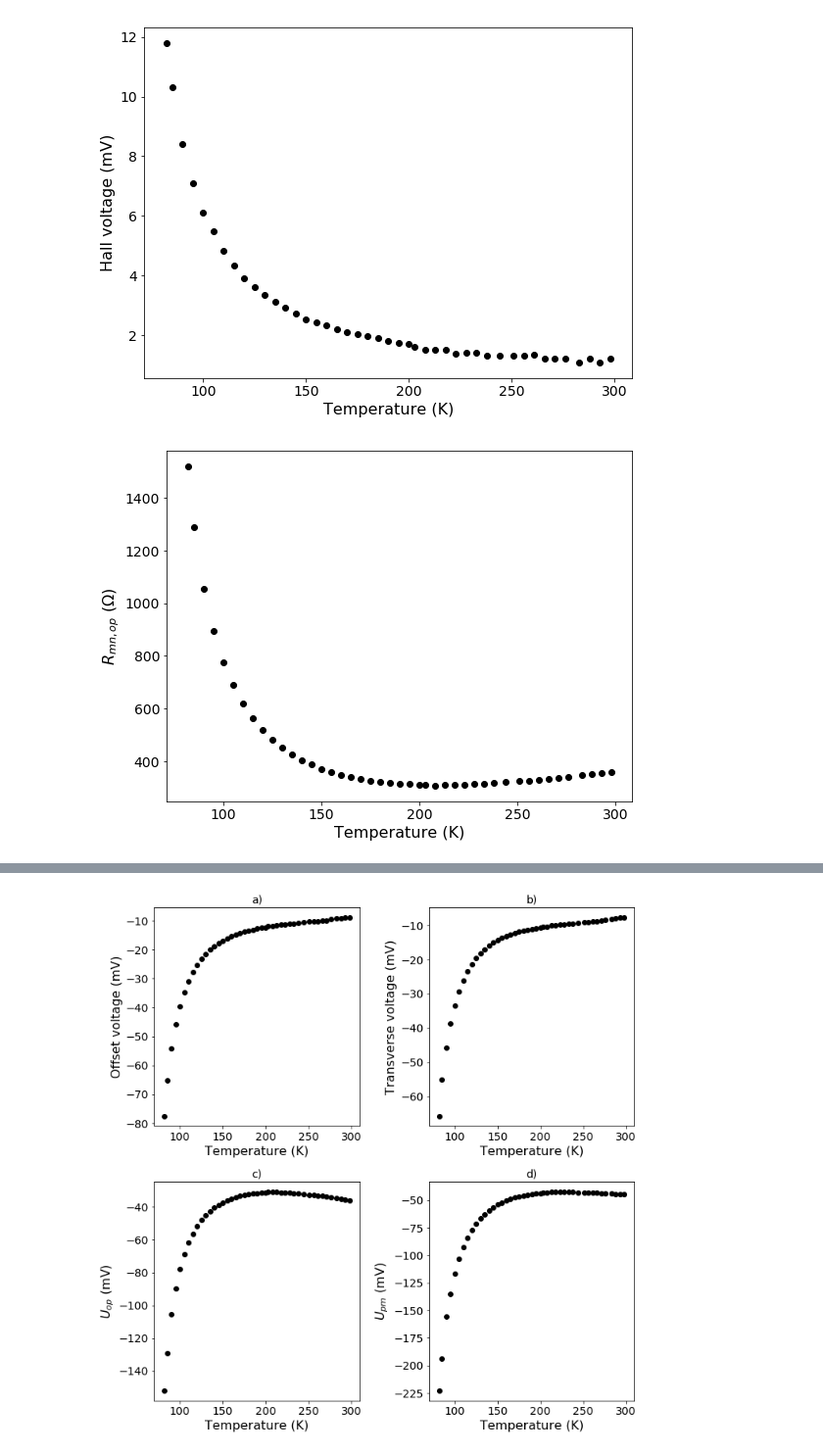
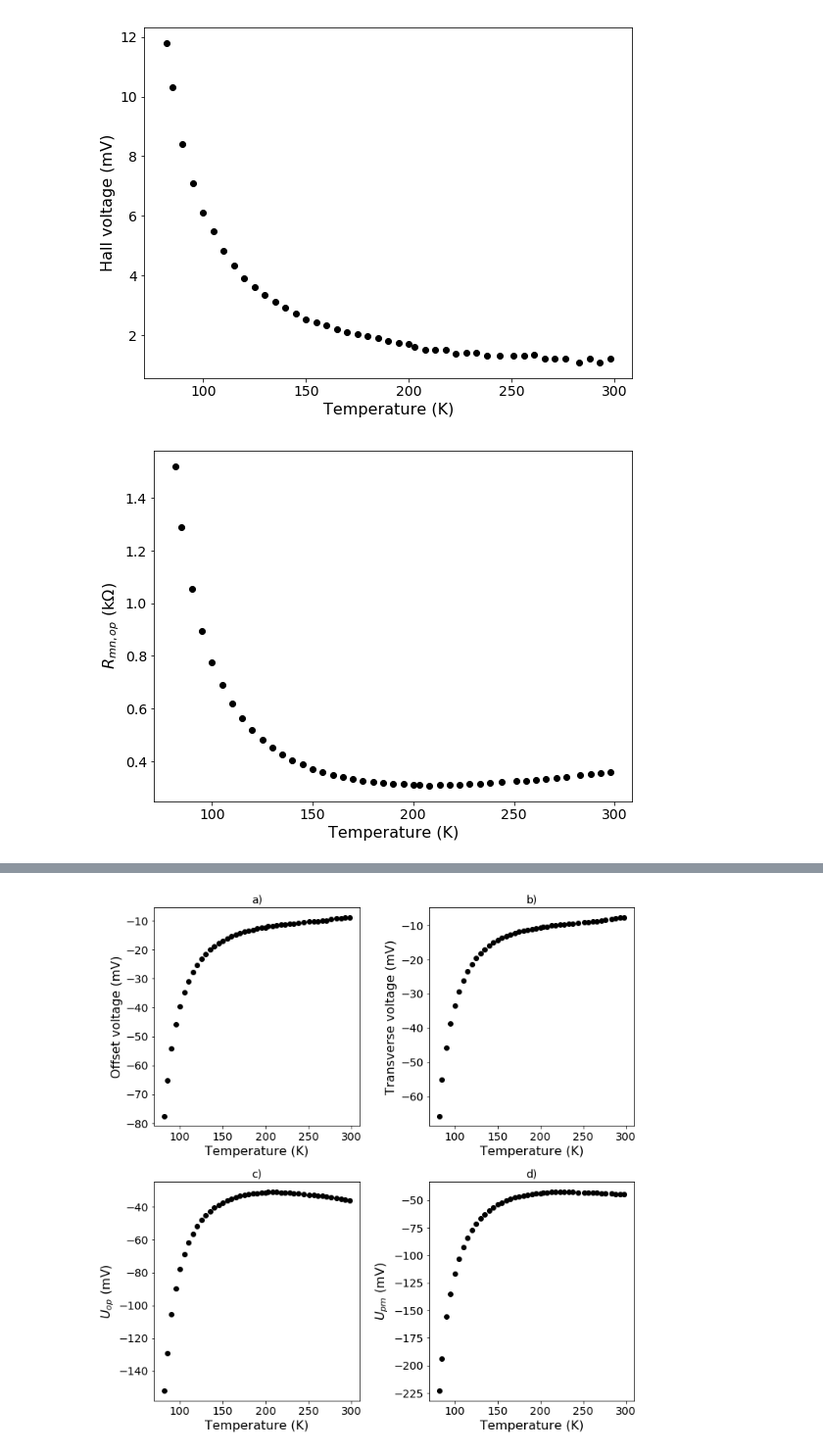
Before and after one commit to iyanmv/APL_ws18-19, a Jupyter notebook: Hall/Hall_effect.ipynb, the cells around one changed output, grey strips where cells are left out. Shown at 98% size. Drawn from its saved outputs; the diff is of its cells as text; code cells hidden in the pictures.

```diff
--- a/Hall/Hall_effect.ipynb
+++ b/Hall/Hall_effect.ipynb
@@ -302,11 +304,11 @@ plt.tight_layout()
 [figure]
 # %%
 fig, ax = plt.subplots(1,1, figsize=(8,6))
-ax.plot(T3, R_mn_op3, 'ko')
+ax.plot(T3, R_mn_op3/1000, 'ko')
 ax.set_xlabel('Temperature (K)', fontsize=16)
-ax.set_ylabel('$R_{mn,op}$ ($\Omega$)', fontsize=16)
+ax.set_ylabel('$R_{mn,op}$ (k$\Omega$)', fontsize=16)
 plt.tight_layout()
 # %% [output]
-[figure, old version]
+[figure, new version]
 # %%
 fig, ax = plt.subplots(1,1, figsize=(8,6))
```
Also changed, not shown: parts of 21 cells of this notebook, 13 other files.
